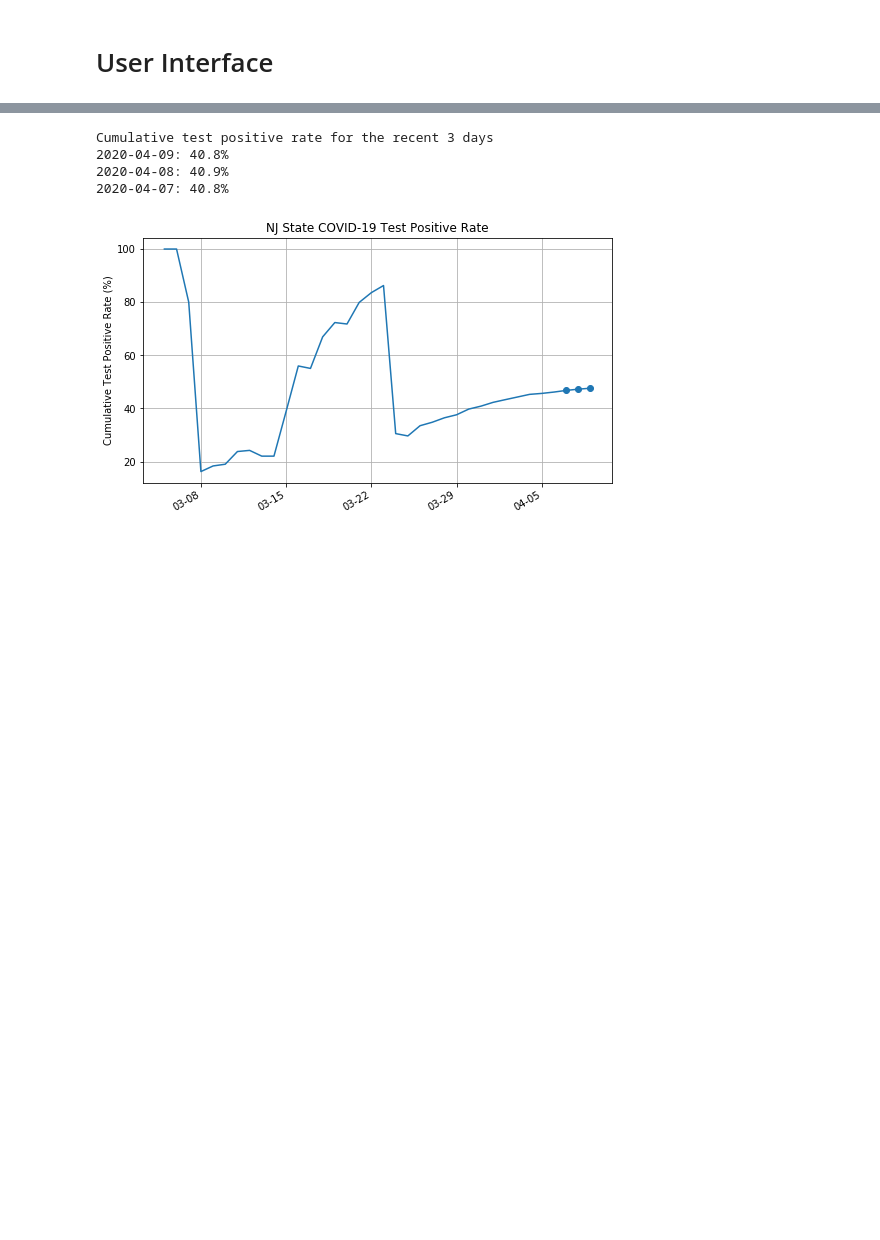
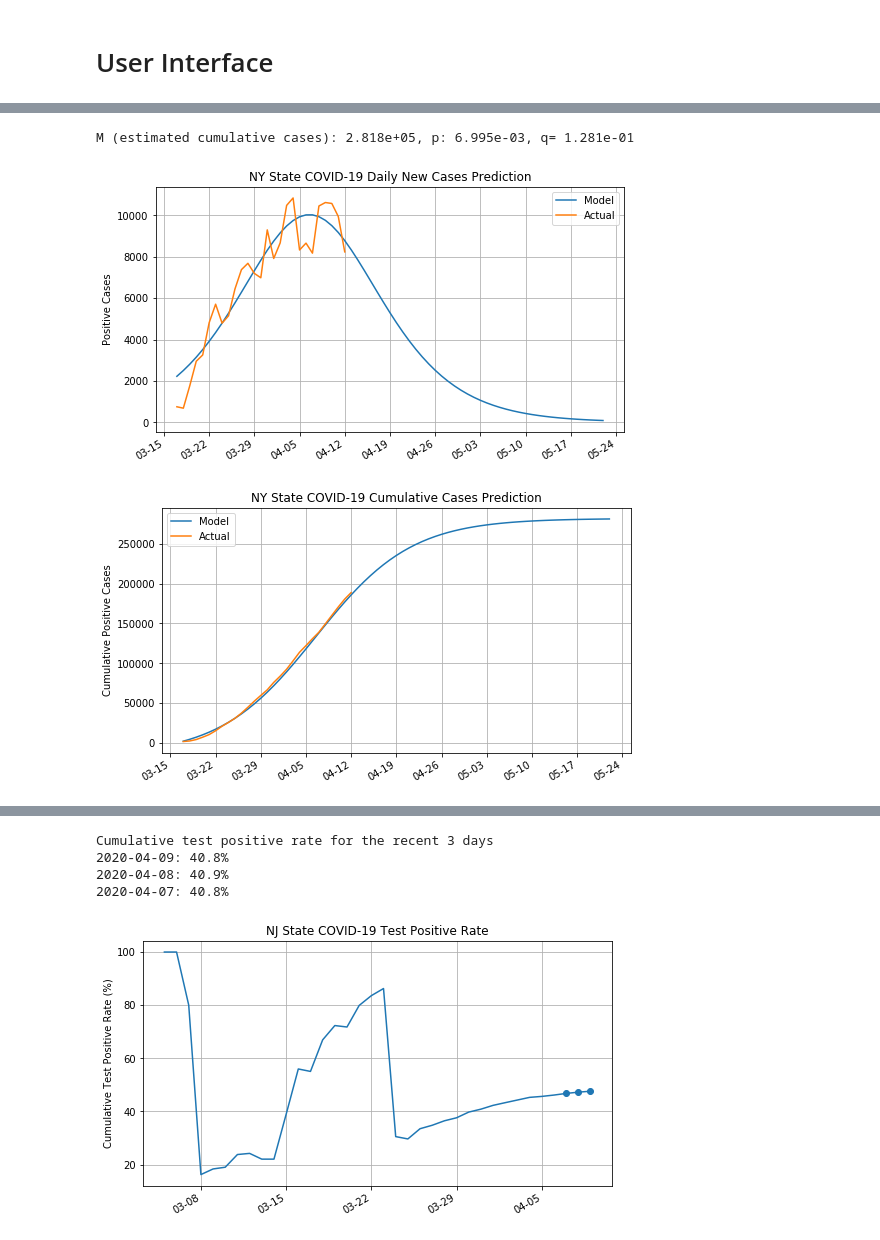
Before and after one commit to kl884/COVID-19-Test-Positive-Rate, a Jupyter notebook: python/COVID-19 Test Positive Rate.ipynb, the cells around one changed output, grey strips where cells are left out. Saved outputs shown, nothing was run; the diff lists cells and outputs as text; code cells hidden in the pictures; blank space fills up the shorter version.

Commit message:
added model by state

```diff
--- a/python/COVID-19 Test Positive Rate.ipynb
+++ b/python/COVID-19 Test Positive Rate.ipynb
@@ -187,3 +190,14 @@ def plot_test_pos_rate(df, state):
     plt.show()
 # %% [markdown]
 # Bass Model Prediction for Cases in NYS
+# %%
+population= pd.read_csv('http://www2.census.gov/programs-surveys/popest/datasets/2010-2019/national/totals/nst-est2019-alldata.csv?#')
+population= population[['NAME', 'POPESTIMATE2019']].copy()
+
+list= ['United States', 'Northeast Region', 'Midwest Region', 'South Region', 'West Region',
+       'AL', 'AK', 'AZ', 'AR', 'CA', 'CO', 'CT', 'DE', 'District of Columbia', 'FL', 'GA',
+       'HI', 'ID', 'IL', 'IN', 'IA', 'KS', 'KY', 'LA', 'ME', 'MD', 'MA', 'MI', 'MN', 'MS', 'MO',
+       'MT', 'NE', 'NV', 'NH', 'NJ', 'NM', 'NY', 'NC', 'ND', 'OH', 'OK', 'OR', 'PA', 'RI', 'SC',
+       'SD', 'TN', 'TX', 'UT', 'VT', 'VA', 'WA', 'WV', 'WI', 'WY', 'Puerto Rico']
+
+population['state']= list
@@ -285,3 +319,9 @@ latest_by_state(df)
+# %%
+state_model(df, 'NY')
+# %% [output]
+M (estimated cumulative cases): 2.818e+05, p: 6.995e-03, q= 1.281e-01
+[figure, added]
+[figure, added]
 # %%
 state_trend(df, 'NY', plot= 'pos_rate')
 # %% [output]
```
Also changed, not shown: parts of 9 cells of this notebook, 2 other files.
